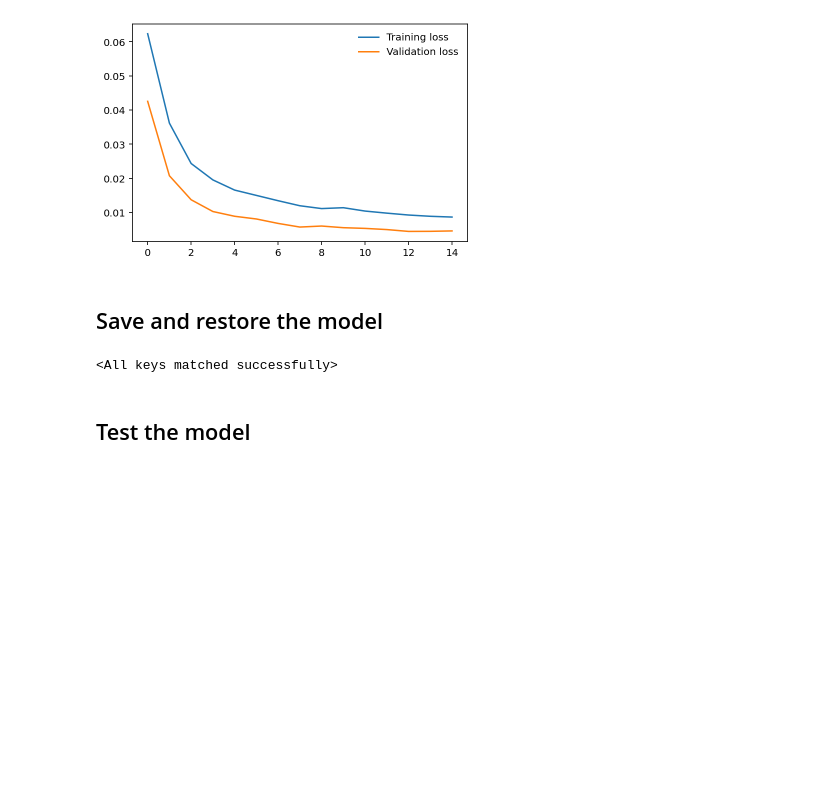
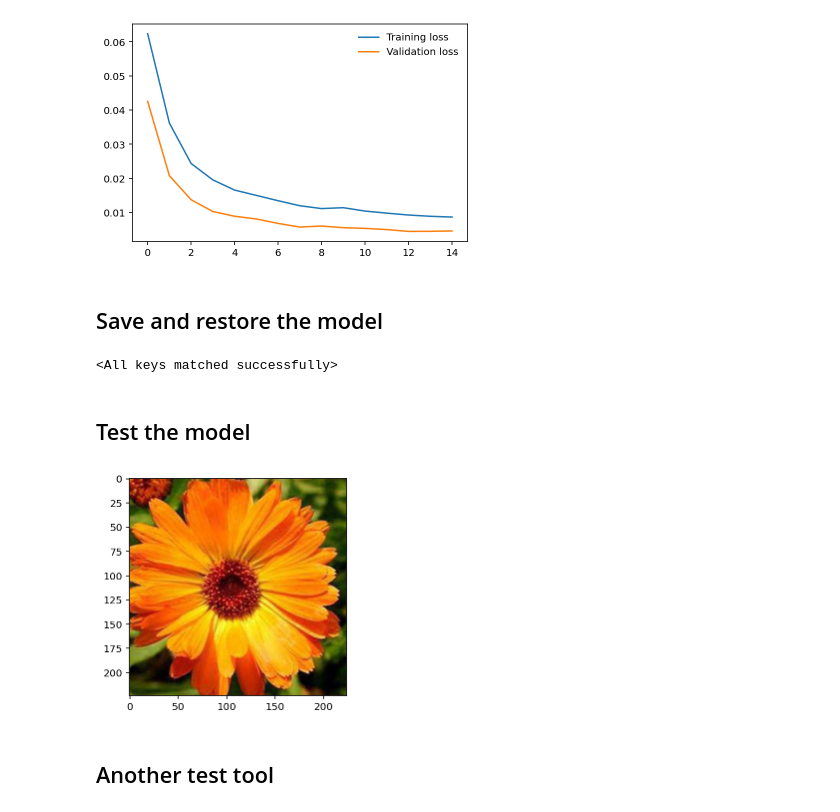
Before and after one commit to rpaech/aipnd-project, a Jupyter notebook: Sandpit.ipynb, the cells around one changed output. Drawn from its saved outputs; the diff is of its cells as text; code cells hidden in the pictures; blank space fills up the shorter version.

```diff
--- a/Sandpit.ipynb
+++ b/Sandpit.ipynb
@@ -269,3 +296,33 @@ model.load_state_dict(checkpoint['model_state'])
+# %%
+def imshow(image, ax=None, title=None):
+    """Imshow for Tensor."""
+    if ax is None:
+        fig, ax = plt.subplots()
+
+    # PyTorch tensors assume the color channel is the first dimension
+    # but matplotlib assumes is the third dimension
+    image = image.numpy().transpose((1, 2, 0))
+
+    # Undo preprocessing
+    mean = np.array([0.485, 0.456, 0.406])
+    std = np.array([0.229, 0.224, 0.225])
+    image = std * image + mean
+
+    # Image needs to be clipped between 0 and 1 or it looks like noise when displayed
+    image = np.clip(image, 0, 1)
+
+    ax.imshow(image)
+
+    return ax
+# %%
+image_path = "flowers/test/5/image_05159.jpg"
+
+with Image.open(image_path) as im:
+    imshow(torch.from_numpy(process_image(im)))
+# %% [output]
+[figure, added]
+# %% [markdown]
+## Another test tool
 # %%
 def view_image_prediction(img, ps):
     ''' Function for viewing an image and it's predicted classes.
```
Also changed, not shown: parts of 4 cells of this notebook.
